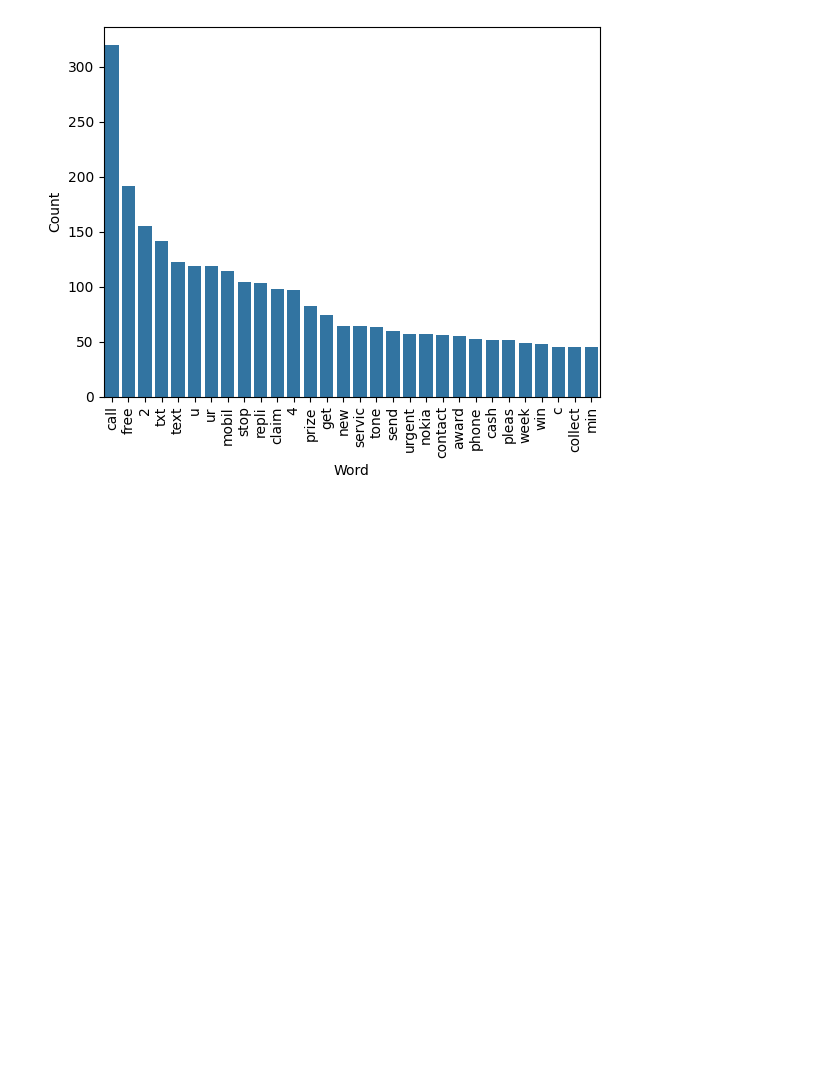
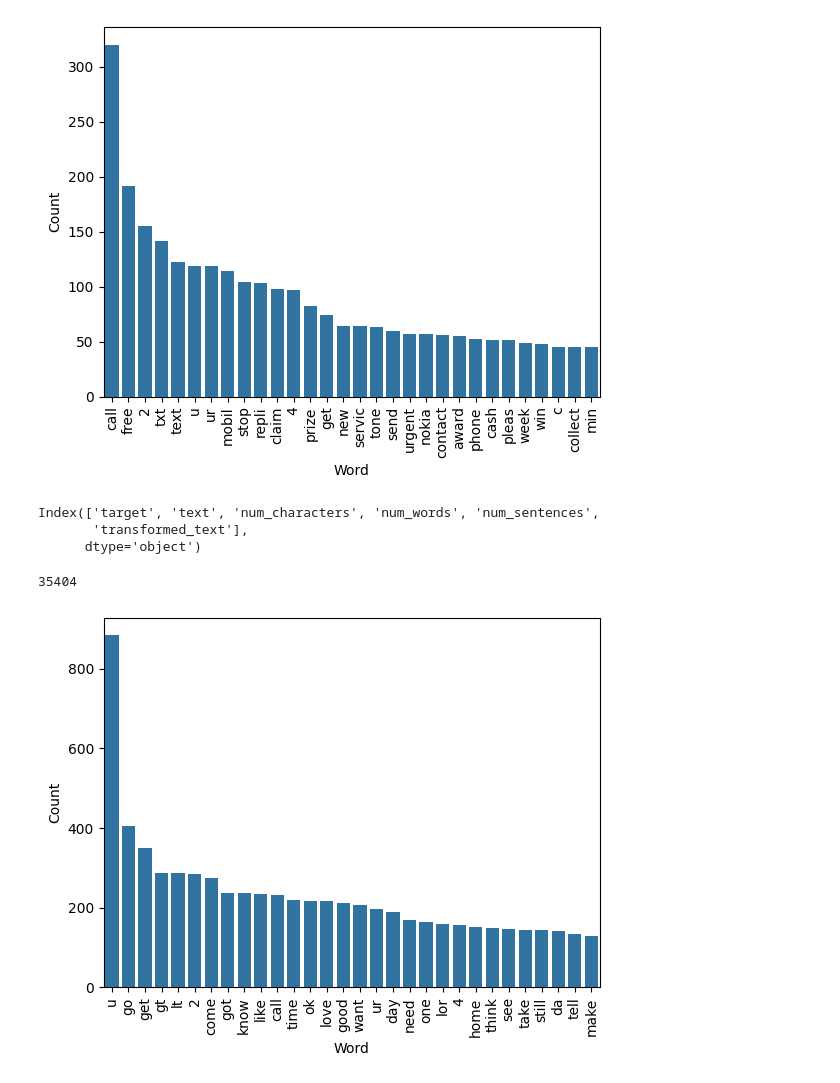
Before and after one commit to Shyam057/Email-spam-classifier, a Jupyter notebook: sms-spam-detection.ipynb, the cells around one changed output. Saved outputs shown, nothing was run; the diff lists cells and outputs as text; code cells hidden in the pictures; blank space fills up the shorter version.

Commit message:
text preprocessing is done

```diff
--- a/sms-spam-detection.ipynb
+++ b/sms-spam-detection.ipynb
@@ -357,16 +355,41 @@ len(spam_corpus)
 # %%
 from collections import Counter
 
-df = pd.DataFrame(Counter(spam_corpus).most_common(30),
-                  columns=['Word', 'Count'])
+spam_df = pd.DataFrame(
+    Counter(spam_corpus).most_common(30),
+    columns=['Word', 'Count']
+)
 
-sns.barplot(data=df, x='Word', y='Count')
+sns.barplot(data=spam_df, x='Word', y='Count')
 plt.xticks(rotation='vertical')
 plt.show()
 # %% [output]
 [figure]
+# %%
+print(df.columns)
+# %% [output]
+Index(['target', 'text', 'num_characters', 'num_words', 'num_sentences',
+       'transformed_text'],
+      dtype='object')
 # %%
-# ham_corpus=[]
-# for msg in df[df['target']==0]['transformed_text'].tolist():
-#     for word in msg.split():
-#         ham_corpus.append(word)
+ham_corpus=[]
+for msg in df[df['target']==0]['transformed_text'].tolist():
+    for word in msg.split():
+        ham_corpus.append(word)
+# %%
+len(ham_corpus)
+# %% [output]
+35404
+# %%
+from collections import Counter
+
+ham_df = pd.DataFrame(
+    Counter(ham_corpus).most_common(30),
+    columns=['Word', 'Count']
+)
+
+sns.barplot(data=ham_df, x='Word', y='Count')
+plt.xticks(rotation='vertical')
+plt.show()
+# %% [output]
+[figure, added]
```
Also changed, not shown: parts of 4 cells of this notebook.
